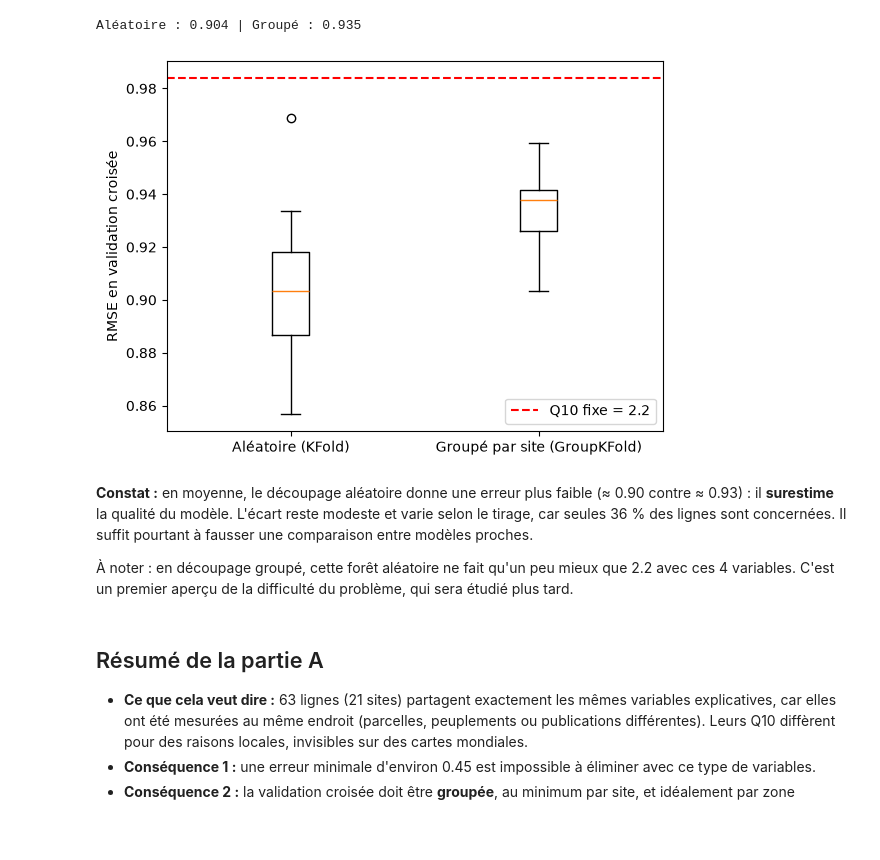
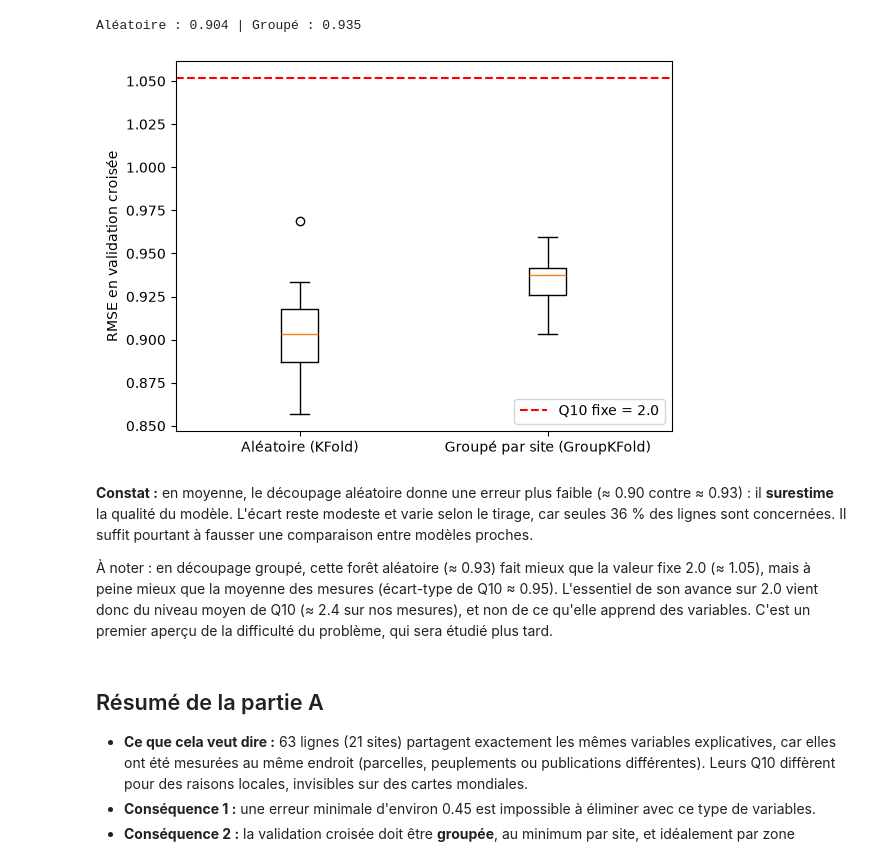
Before and after one commit to yassineerraji/Spatialising-Q10, a Jupyter notebook: notebooks/01_EDA.ipynb, the cells around one changed output. Cells and saved outputs as stored; diff of their text form; code cells hidden in the pictures; blank space fills up the shorter version.

```diff
--- a/notebooks/01_EDA.ipynb
+++ b/notebooks/01_EDA.ipynb
@@ -133,17 +136,17 @@ print(f"Aléatoire : {sum(rmse_aleatoire) / 10:.3f} | Groupé : {sum(rmse_groupe
 # %% [output]
 Aléatoire : 0.904 | Groupé : 0.935
 # %%
-# Comparaison des deux découpages, avec l'erreur de la constante 2.2 comme repère
+# Comparaison des deux découpages, avec l'erreur de la valeur fixe de référence comme repère
 plt.boxplot([rmse_aleatoire, rmse_groupe], tick_labels=["Aléatoire (KFold)", "Groupé par site (GroupKFold)"])
-plt.axhline(((df.Q10 - 2.2) ** 2).mean() ** 0.5, ls="--", c="r", label="Q10 fixe = 2.2")
+plt.axhline(((df.Q10 - Q10_REFERENCE) ** 2).mean() ** 0.5, ls="--", c="r", label=f"Q10 fixe = {Q10_REFERENCE}")
 plt.ylabel("RMSE en validation croisée"); plt.legend()
 plt.show()
 # %% [output]
-[figure, old version]
+[figure, new version]
 # %% [markdown]
 **Constat :** en moyenne, le découpage aléatoire donne une erreur plus faible (≈ 0.90 contre ≈ 0.93) : il **surestime** la qualité du modèle. L'écart reste modeste et varie selon le tirage, car seules 36 % des lignes sont concernées. Il suffit pourtant à fausser une comparaison entre modèles proches.
 
-À noter : en découpage groupé, cette forêt aléatoire ne fait qu'un peu mieux que 2.2 avec ces 4 variables. C'est un premier aperçu de la difficulté du problème, qui sera étudié plus tard.
+À noter : en découpage groupé, cette forêt aléatoire (≈ 0.93) fait mieux que la valeur fixe 2.0 (≈ 1.05), mais à peine mieux que la moyenne des mesures (écart-type de Q10 ≈ 0.95). L'essentiel de son avance sur 2.0 vient donc du niveau moyen de Q10 (≈ 2.4 sur nos mesures), et non de ce qu'elle apprend des variables. C'est un premier aperçu de la difficulté du problème, qui sera étudié plus tard.
 # %% [markdown]
 ## Résumé de la partie A
 
```
Also changed, not shown: parts of 2 cells of this notebook, 24 other files.
